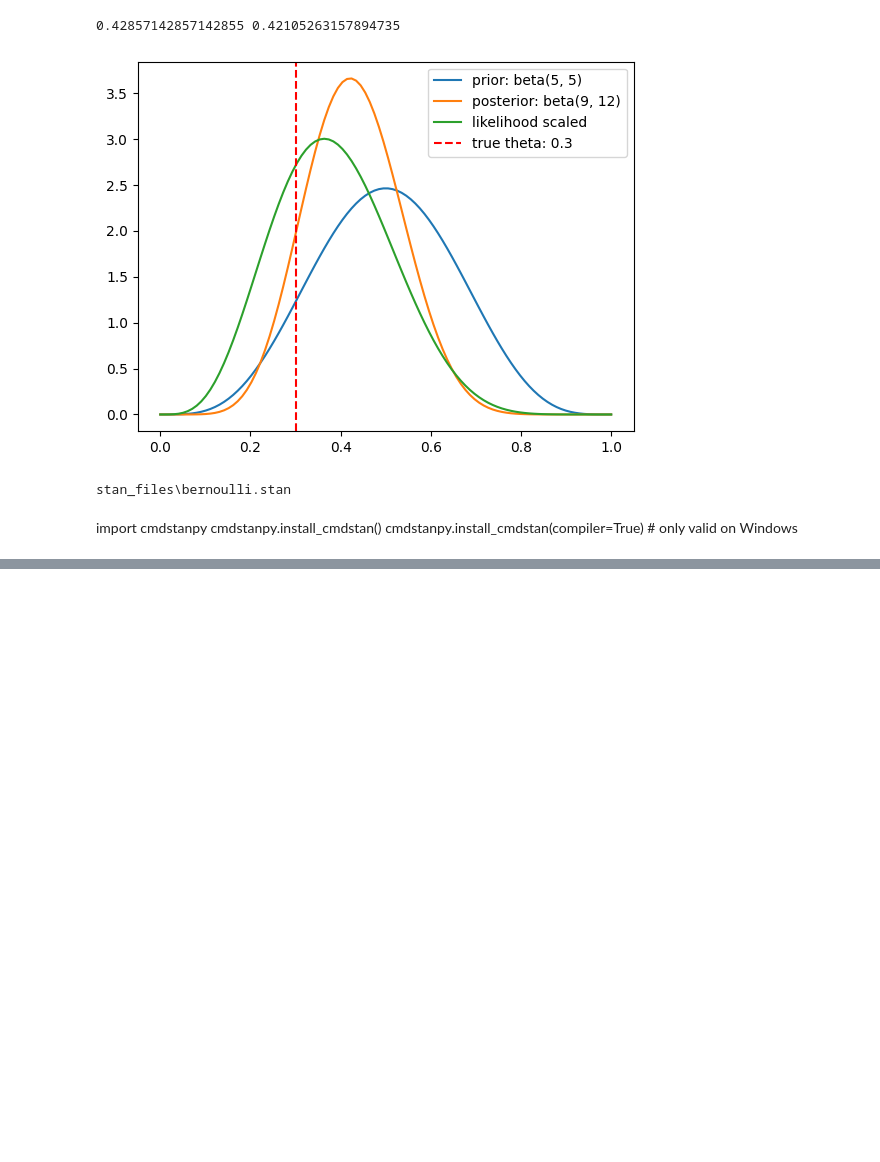
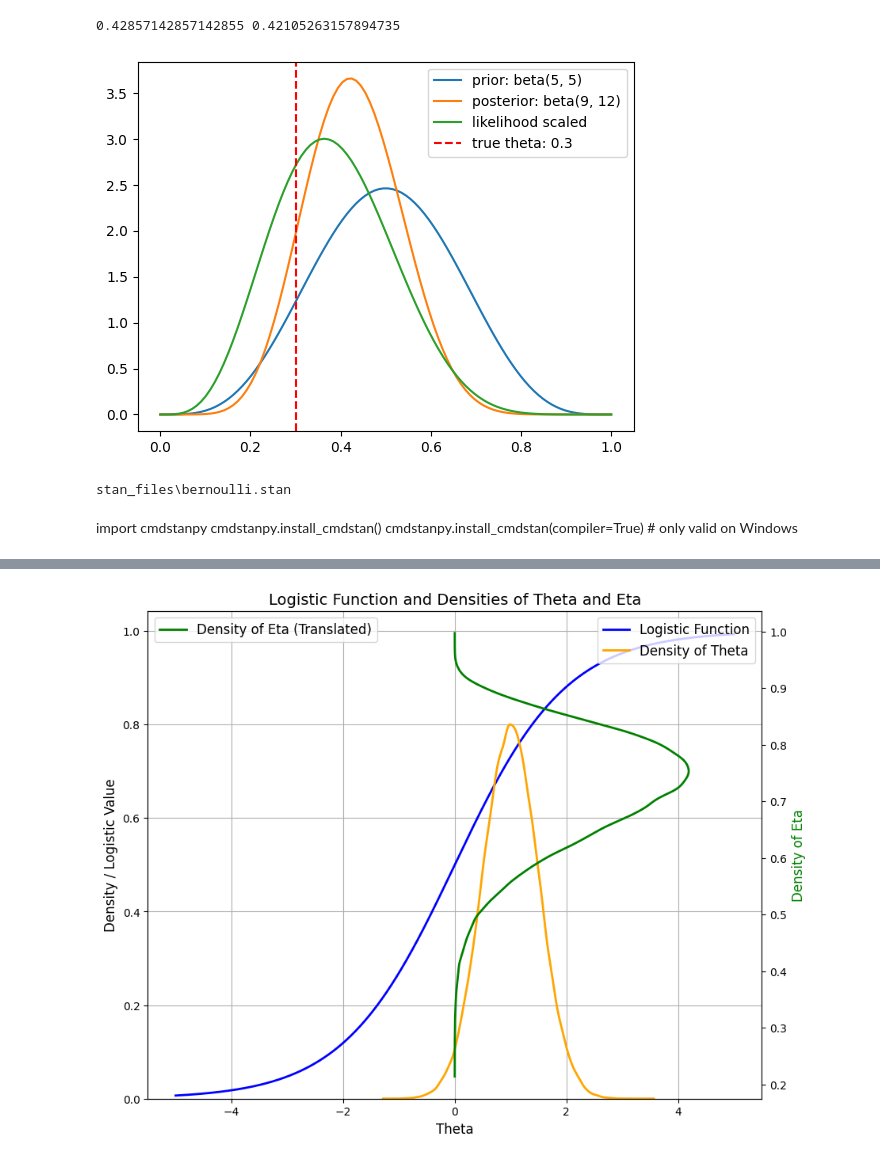
Before and after one commit to yongduek/KOS6313, a Jupyter notebook: beta_bernoulli.ipynb, the cells around one changed output, grey strips where cells are left out. Saved outputs shown, nothing was run; the diff lists cells and outputs as text; code cells hidden in the pictures; blank space fills up the shorter version.

Commit message:
logistic

```diff
--- a/beta_bernoulli.ipynb
+++ b/beta_bernoulli.ipynb
@@ -192,0 +187,49 @@ plt.show()
+# %%
+import numpy as np
+import matplotlib.pyplot as plt
+import seaborn as sns
+
+# Draw 1000 samples from a standard normal distribution
+theta_samples_standard_normal = np.random.normal(1, .5, 100000)
+
+# Define the logistic function
+def logistic(x):
+    return 1 / (1 + np.exp(-x))
+
+# Generate a range of theta values for plotting
+theta_range = np.linspace(-5, 5, 1000)
+
+# Compute eta values using the logistic function
+eta_values = logistic(theta_range)
+
+# Transform theta to eta for density plot
+eta_samples_standard_normal = logistic(theta_samples_standard_normal)
+
+# Translate eta density by -5
+eta_samples_translated = eta_samples_standard_normal
+
+# Create a single figure
+fig, ax1 = plt.subplots(figsize=(10, 8))
+
+# Plot the logistic function and density of theta on the primary x-axis
+ax1.plot(theta_range, eta_values, label='Logistic Function', color='blue', linewidth=2)
+sns.kdeplot(theta_samples_standard_normal, label='Density of Theta', color='orange', linewidth=2, ax=ax1)
+
+# Add labels and grid for the primary axis
+ax1.set_title('Logistic Function and Densities of Theta and Eta', fontsize=14)
+ax1.set_xlabel('Theta', fontsize=12)
+ax1.set_ylabel('Density / Logistic Value', fontsize=12)
+ax1.grid()
+ax1.legend(loc='upper right', fontsize=12)
+
+# Create a secondary y-axis for the density of eta
+ax2 = ax1.twinx()
+sns.kdeplot(y=eta_samples_translated, label='Density of Eta (Translated)', color='green', linewidth=2, ax=ax2)
+
+# Add labels and legend for the secondary axis
+ax2.set_ylabel('Density of Eta', fontsize=12, color='green')
+ax2.legend(loc='upper left', fontsize=12)
+
+plt.show()
+# %% [output]
+[figure, added]
```
Also changed, not shown: parts of 7 cells of this notebook, 2 other files.
